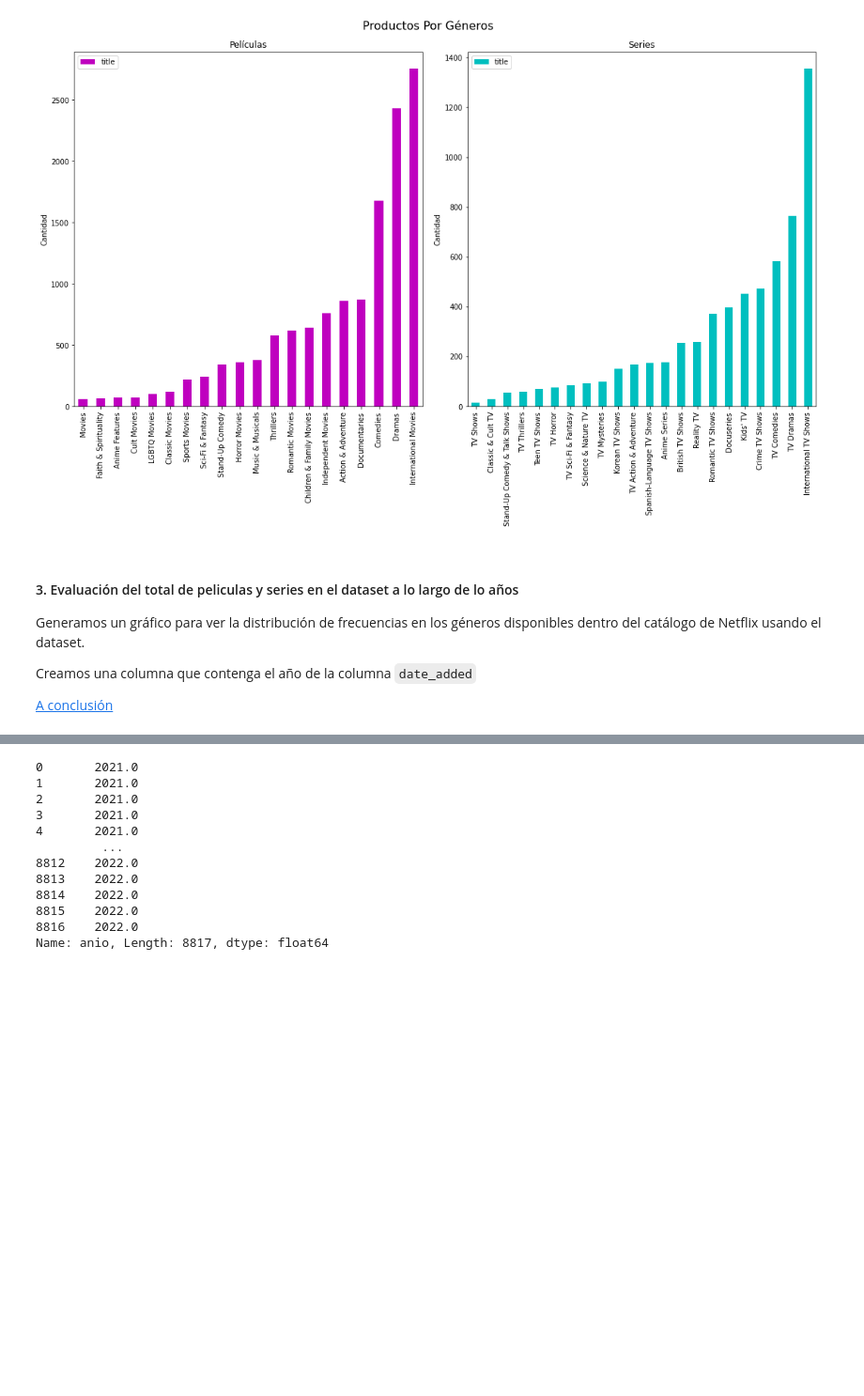
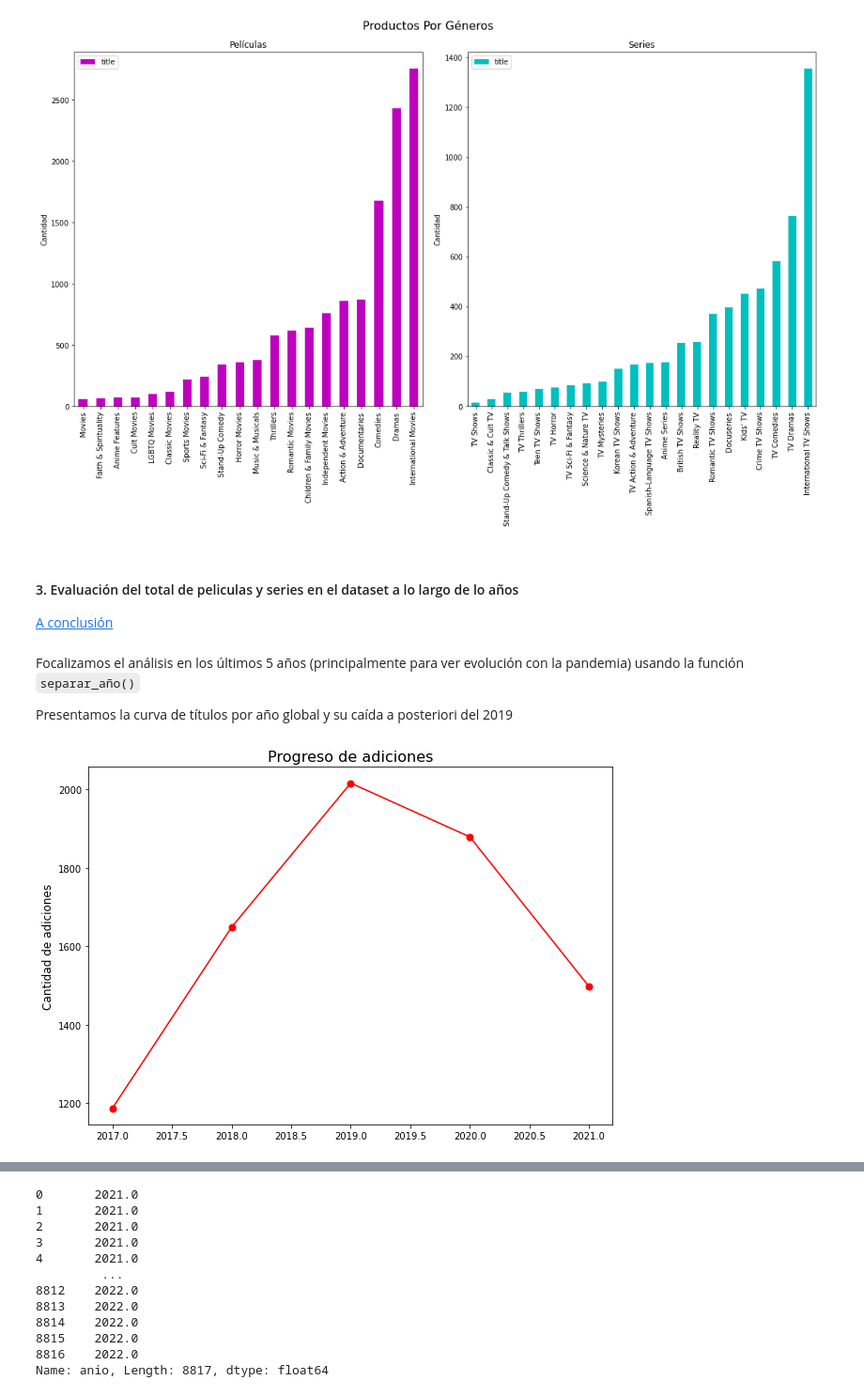
Before and after one commit to ri1965/Toolkits, a Jupyter notebook: Examen_Bimestre_1_Intro_Python__Grupo_2.ipynb, the cells around one changed output, grey strips where cells are left out. Shown at 94% size. Saved outputs shown, nothing was run; the diff lists cells and outputs as text; code cells hidden in the pictures; blank space fills up the shorter version.

```diff
--- a/Examen_Bimestre_1_Intro_Python__Grupo_2.ipynb
+++ b/Examen_Bimestre_1_Intro_Python__Grupo_2.ipynb
@@ -857,8 +857,10 @@ Text(0.5, 0.98, 'Productos Por Géneros')
 # %% [markdown]
 #### 3. Evaluación del total de peliculas y series en el dataset a lo largo de lo años
 
-Generamos un gráfico para ver la distribución de frecuencias en los géneros disponibles dentro del catálogo de Netflix usando el dataset.
 
-Creamos una columna que contenga el año de la columna `date_added`
 
 [A conclusión](#scrollTo=q7ppUWSYpA7A)
+# %% [markdown]
+Focalizamos el análisis en los últimos 5 años (principalmente para ver evolución con la pandemia) usando la función `separar_año()`
+
+Presentamos la curva de títulos por año global y su caída a posteriori del 2019
@@ -864,0 +872,10 @@ Creamos una columna que contenga el año de la columna `date_added`
+# %%
+fig = plt.figure(figsize=(10, 7))
+y = ((separar_año("2017-01-01","2017-12-31", df_raw2)["title"].count()), (separar_año("2018-01-01","2018-12-31", df_raw2)["title"].count()), (separar_año("2019-01-01","2019-12-31", df_raw2)["title"].count()), (separar_año("2020-01-01","2020-12-31", df_raw2)["title"].count()), (separar_año("2021-01-01","2021-12-31", df_raw2)["title"].count()))
+x = (2017, 2018 , 2019, 2020, 2021)
+plt.plot(x, y, marker="o", markersize=7, color="r")
+plt.title("Progreso de adiciones", size=16)
+plt.ylabel("Cantidad de adiciones", size=12)
+plt.show()
+# %% [output]
+[figure, added]
```
Also changed, not shown: parts of 22 cells of this notebook.
